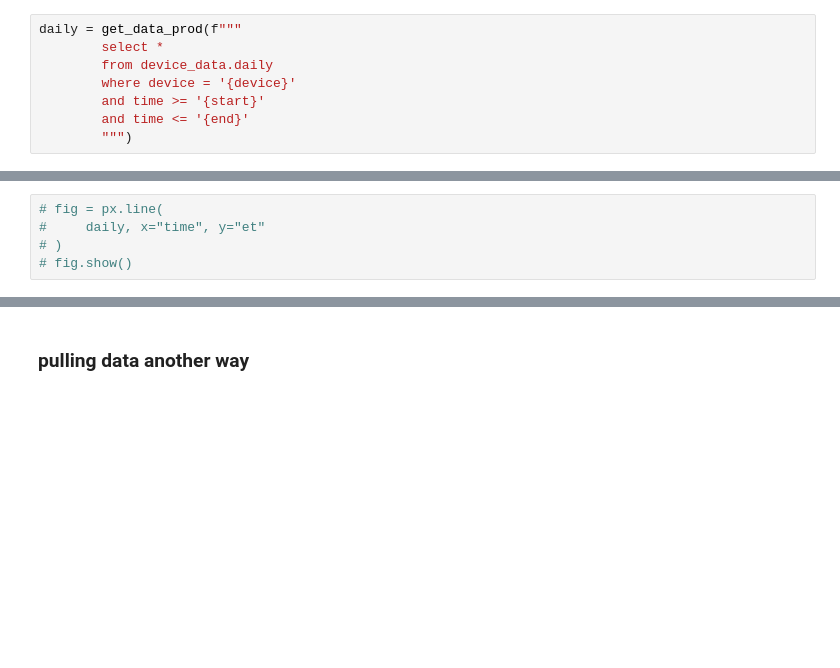
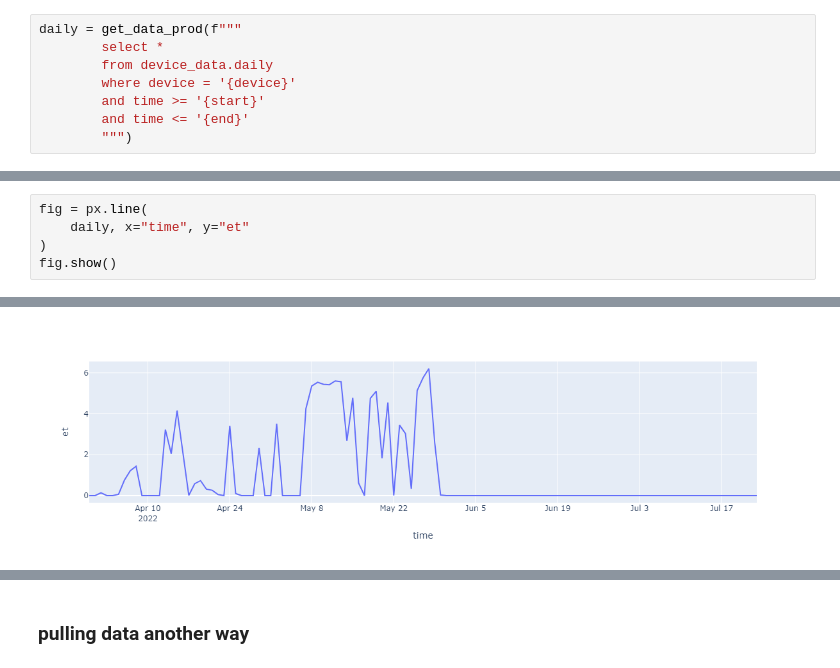
Before and after one commit to Arable/data-check, a Jupyter notebook: ET_bug.ipynb, the cells around one changed output, grey strips where cells are left out. Drawn from its saved outputs; the diff is of its cells as text; blank space fills up the shorter version.

```diff
--- a/ET_bug.ipynb
+++ b/ET_bug.ipynb
@@ -207,6 +213,6 @@ daily_filtered[['time', 'et','etc']]
 # %%
-# fig = px.line(
-#     daily, x="time", y="et"
-# )
-# fig.show()
+fig = px.line(
+    daily, x="time", y="et"
+)
+fig.show()
 # %% [output]
@@ -214,3 +219,4 @@ daily_filtered[['time', 'et','etc']]
+[figure, added]
 # %%
 plt.plot(filtered_df['time'], filtered_df['tair'] )
 # %% [output]
```
Also changed, not shown: parts of 18 cells of this notebook.
